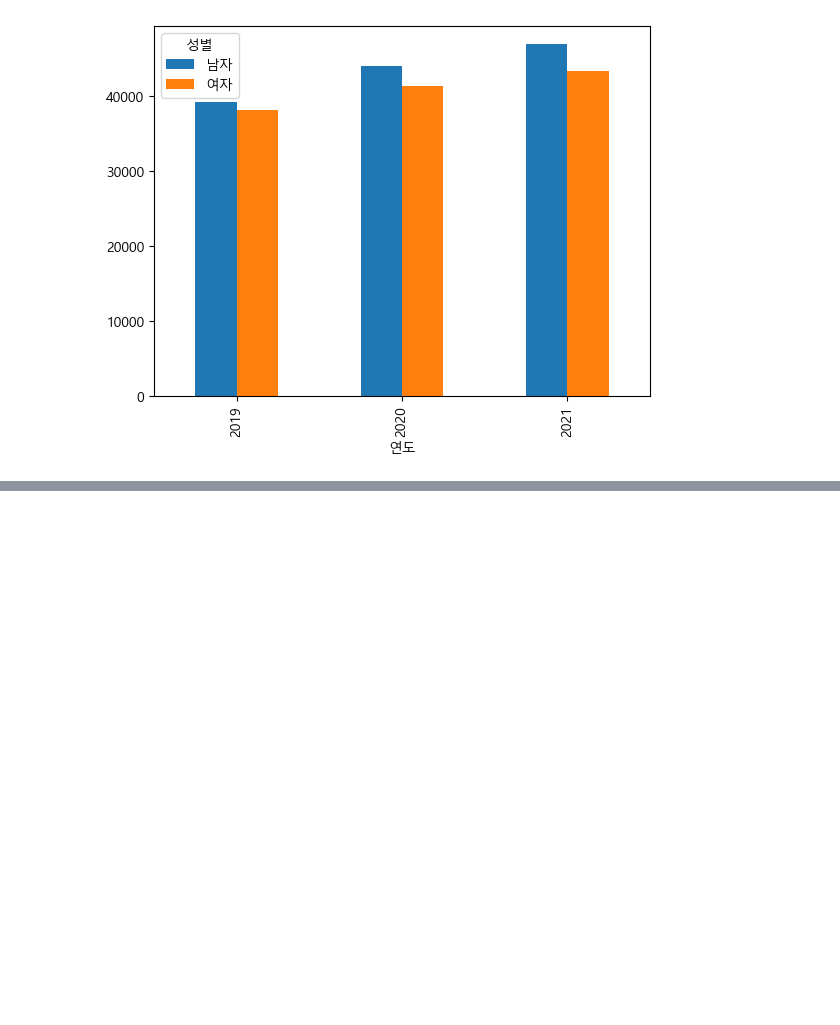
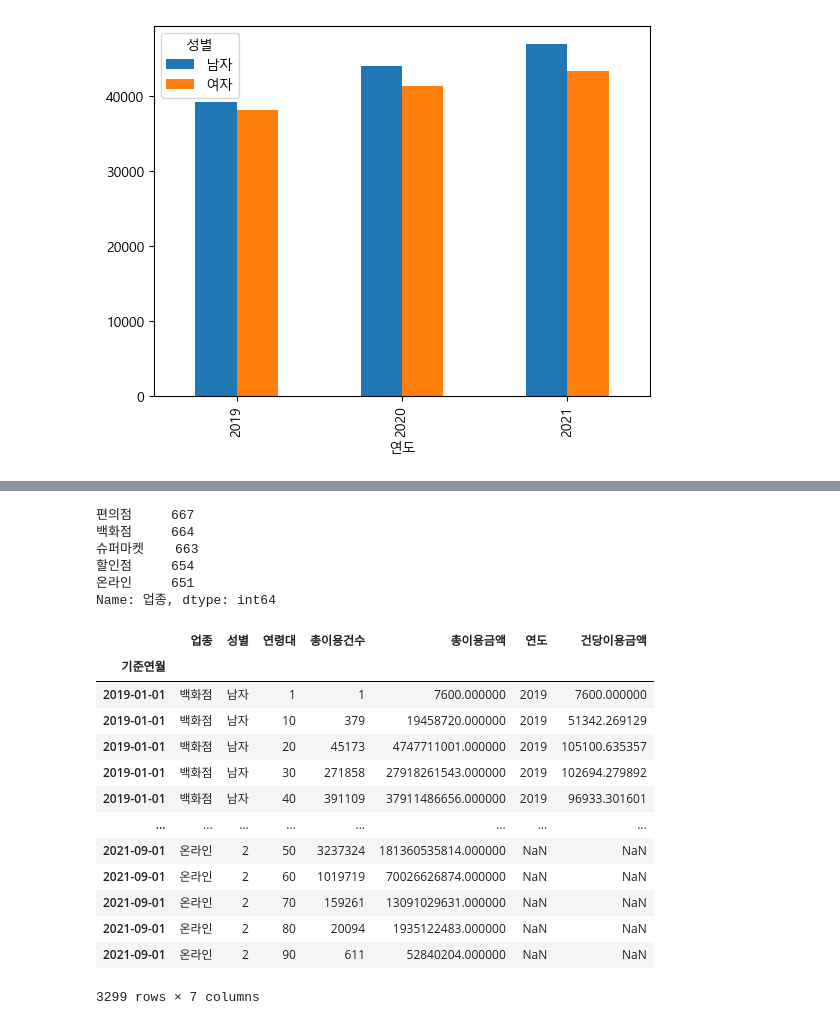
Before and after one commit to youngsang114/python-work, a Jupyter notebook: 230407/06_example.ipynb, the cells around one changed output, grey strips where cells are left out. Drawn from its saved outputs; the diff is of its cells as text; code cells hidden in the pictures; blank space fills up the shorter version.

```diff
--- a/230407/06_example.ipynb
+++ b/230407/06_example.ipynb
@@ -159,0 +221,2 @@ pivot.plot.bar()
+# %%
+_group2['업종']='온라인'
@@ -159,0 +235,28 @@ pivot.plot.bar()
+# %%
+total_df=pd.concat([_group1,_group2],axis=0)
+# %%
+total_df['업종'].value_counts()
+# %% [output]
+편의점     667
+백화점     664
+슈퍼마켓    663
+할인점     654
+온라인     651
+Name: 업종, dtype: int64
+# %%
+total_df
+# %% [output]
+|  | 업종 | 성별 | 연령대 | 총이용건수 | 총이용금액 | 연도 | 건당이용금액 |
+| 기준연월 |  |  |  |  |  |  |  |
+| 2019-01-01 | 백화점 | 남자 | 1 | 1 | 7600.000000 | 2019 | 7600.000000 |
+| 2019-01-01 | 백화점 | 남자 | 10 | 379 | 19458720.000000 | 2019 | 51342.269129 |
+| 2019-01-01 | 백화점 | 남자 | 20 | 45173 | 4747711001.000000 | 2019 | 105100.635357 |
+| 2019-01-01 | 백화점 | 남자 | 30 | 271858 | 27918261543.000000 | 2019 | 102694.279892 |
+| 2019-01-01 | 백화점 | 남자 | 40 | 391109 | 37911486656.000000 | 2019 | 96933.301601 |
+| ... | ... | ... | ... | ... | ... | ... | ... |
+| 2021-09-01 | 온라인 | 2 | 50 | 3237324 | 181360535814.000000 | NaN | NaN |
+| 2021-09-01 | 온라인 | 2 | 60 | 1019719 | 70026626874.000000 | NaN | NaN |
+| 2021-09-01 | 온라인 | 2 | 70 | 159261 | 13091029631.000000 | NaN | NaN |
+| 2021-09-01 | 온라인 | 2 | 80 | 20094 | 1935122483.000000 | NaN | NaN |
+| 2021-09-01 | 온라인 | 2 | 90 | 611 | 52840204.000000 | NaN | NaN |
+3299 rows × 7 columns
```
Also changed, not shown: parts of 17 cells of this notebook, 1 other file.
